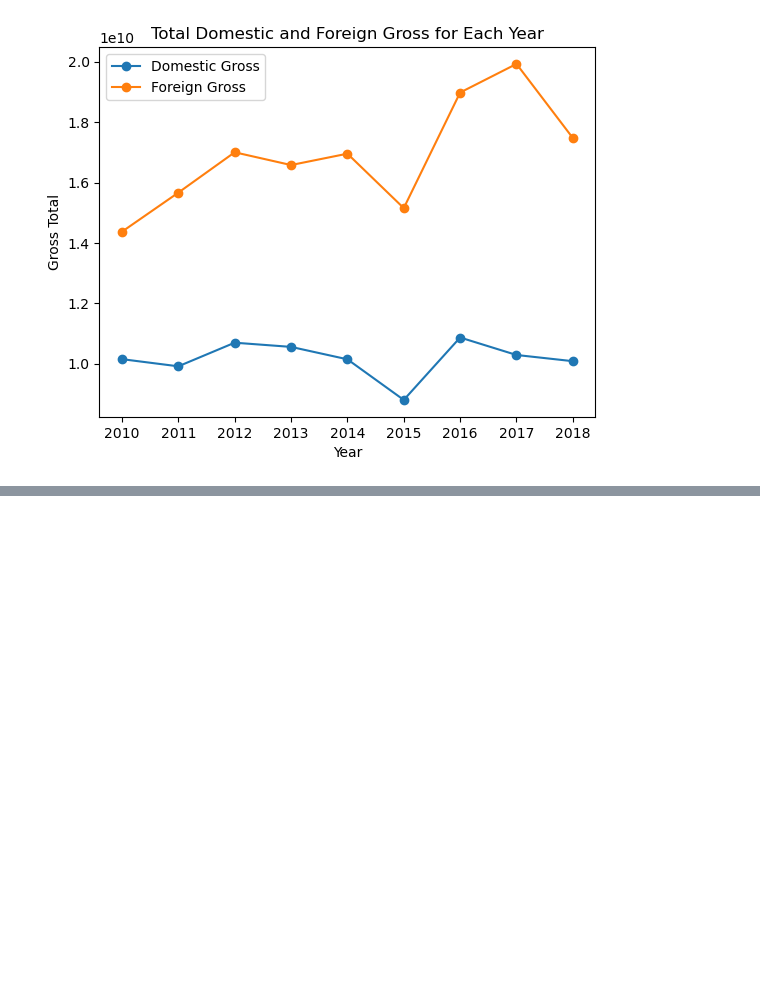
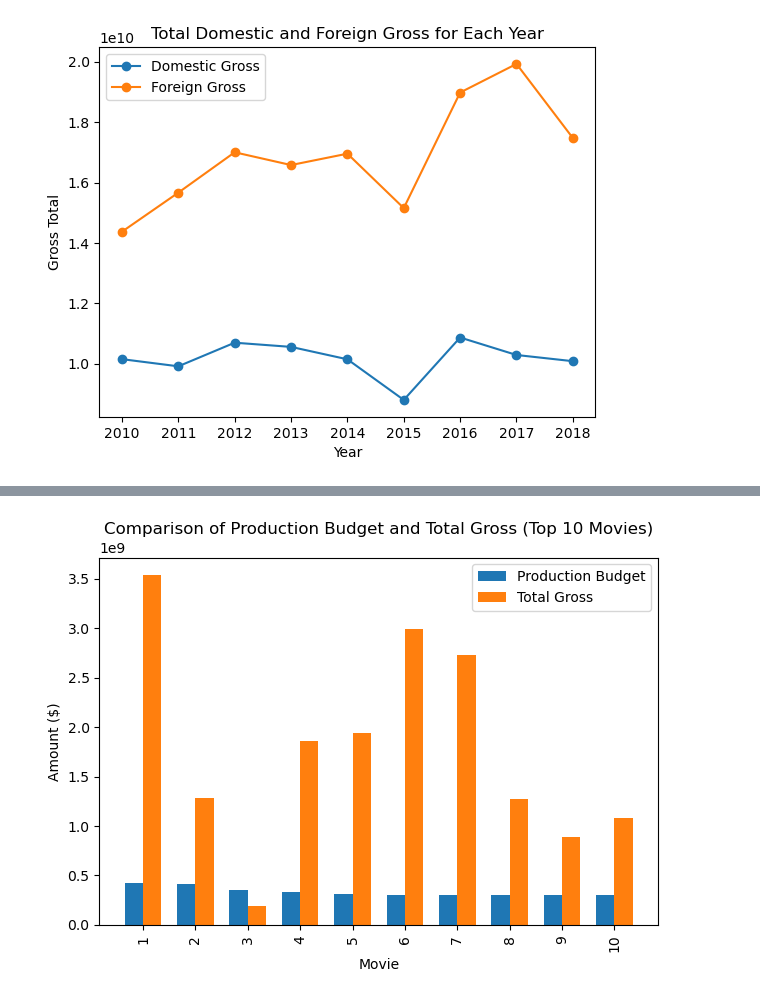
Before and after one commit to janju796/movie-analysis-project, a Jupyter notebook: index.ipynb, the cells around one changed output, grey strips where cells are left out. Cells and saved outputs as stored; diff of their text form; code cells hidden in the pictures; blank space fills up the shorter version.

Commit message:
second observation - production cost and total gross comparison

```diff
--- a/index.ipynb
+++ b/index.ipynb
@@ -122,3 +122,8 @@ plt.legend(['Domestic Gross', 'Foreign Gross'])
 plt.show()
 # %% [output]
 [figure]
+# %%
+#creating a new panda data frame from "bom.movie_gross.csv"csv file
+movie_budget = pd.read_csv("tn.movie_budgets.csv", index_col=0)
+#checking dataframe info
+movie_budget.info()
@@ -124,0 +154,15 @@ plt.show()
+# %%
+# Specify the columns to convert
+columns_to_convert = ['production_budget', 'domestic_gross', 'worldwide_gross']
+
+# Remove special characters ($) and handle missing or invalid values
+movie_budget[columns_to_convert] = movie_budget[columns_to_convert].replace({'\$-': np.nan, ',': ''}, regex=True)
+
+# Remove non-numeric characters using regular expressions
+movie_budget[columns_to_convert] = movie_budget[columns_to_convert].replace({'[^0-9.]': ''}, regex=True)
+
+# Convert the columns to floats
+movie_budget[columns_to_convert] = movie_budget[columns_to_convert].astype(float)
+
+# Verify the changes
+movie_budget.info()
@@ -124,0 +193,42 @@ plt.show()
+# %%
+
+# Convert the 'production_budget', 'domestic_gross', and 'worldwide_gross' columns to numeric types
+movie_budget['production_budget'] = movie_budget['production_budget'].replace('[\$,]', '', regex=True).astype(float)
+movie_budget['domestic_gross'] = movie_budget['domestic_gross'].replace('[\$,]', '', regex=True).astype(float)
+movie_budget['worldwide_gross'] = movie_budget['worldwide_gross'].replace('[\$,]', '', regex=True).astype(float)
+
+# Addition of domestic_gross and worldwide_gross
+movie_budget['total_gross'] = movie_budget['domestic_gross'] + movie_budget['worldwide_gross']
+
+# Sort the DataFrame by production budget in descending order
+movie_budget_sorted = movie_budget.sort_values('production_budget', ascending=False)
+
+# Extract the top 10 movies based on production budget and total gross
+top_10_movies = movie_budget_sorted.head(10)
+
+# Extract the required data
+production_budget = top_10_movies['production_budget']
+total_gross = top_10_movies['total_gross']
+movies = top_10_movies.index.values
+
+# Generate an array of indices for the x-axis
+indices = np.arange(len(production_budget))
+
+# Set the width of each bar
+bar_width = 0.35
+
+# Create the bar graph
+plt.bar(indices, production_budget, bar_width, label='Production Budget')
+plt.bar(indices + bar_width, total_gross, bar_width, label='Total Gross')
+
+# Set the x-axis tick labels
+plt.xticks(indices + bar_width / 2, movies, rotation='vertical')
+
+plt.xlabel('Movie')
+plt.ylabel('Amount ($)')
+plt.title('Comparison of Production Budget and Total Gross (Top 10 Movies)')
+plt.legend()
+plt.tight_layout()
+plt.show()
+# %% [output]
+[figure, added]
```
Also changed, not shown: parts of 6 cells of this notebook.
